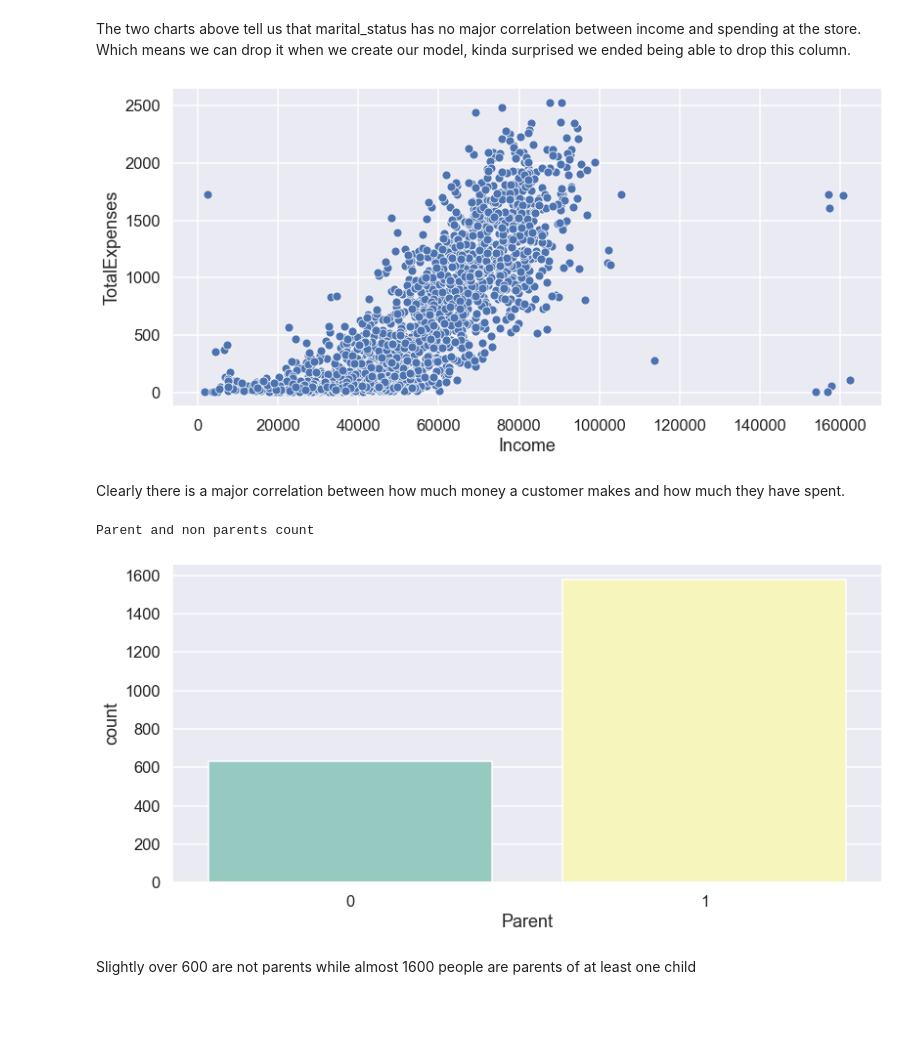
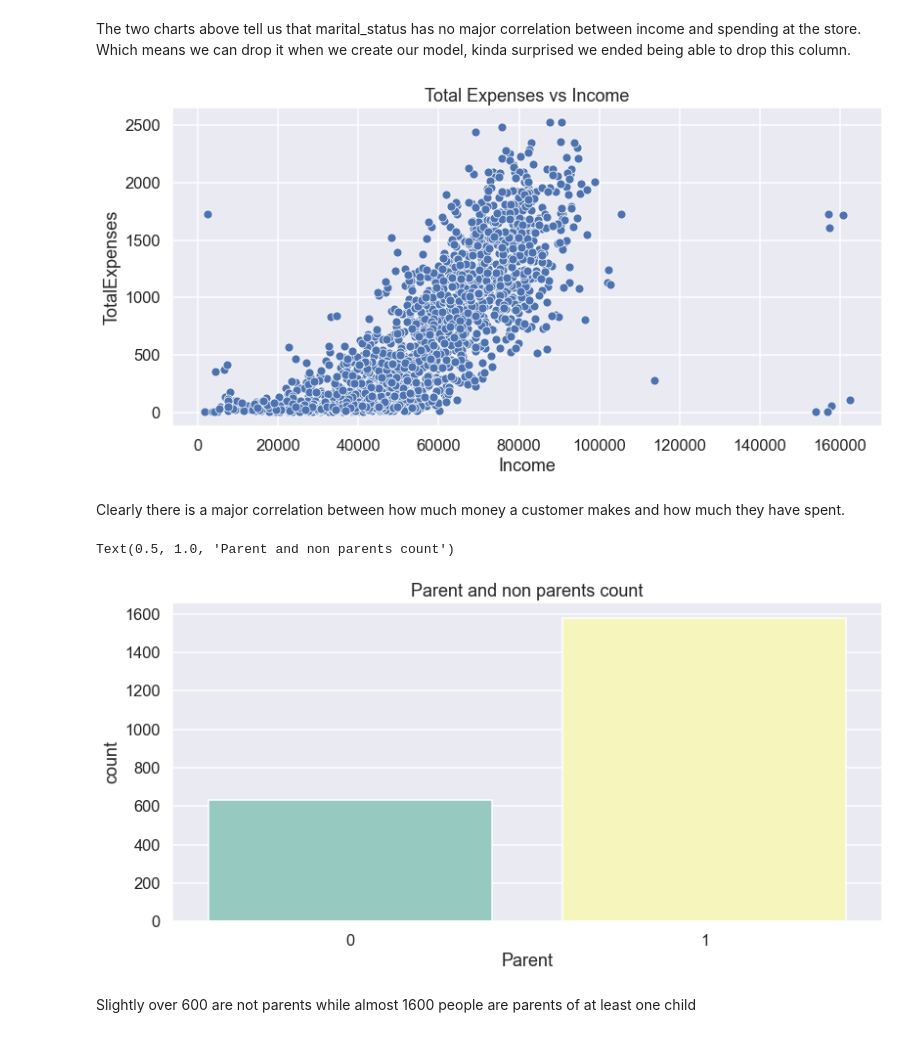
Before and after one commit to ITguy2018/ClusterAnalysis, a Jupyter notebook: Marketing_Campaign.ipynb, the cells around one changed output. Drawn from its saved outputs; the diff is of its cells as text; code cells hidden in the pictures; blank space fills up the shorter version.

```diff
--- a/Marketing_Campaign.ipynb
+++ b/Marketing_Campaign.ipynb
@@ -256,5 +223,0 @@ plt.show()
-# %%
-# Appears to be the one only 600K income so we will drop that one.
-money_outlier = df[df['Income'] > 600000]
-
-df = df.drop(money_outlier.index, axis=0)
@@ -568,11 +517,12 @@ The two charts above tell us that marital_status has no major correlation betwee
 # %%
 # Scatter plot with Income vs Total Expenses
 sns.set_context('talk')
 plt.figure(figsize=(13,6))
 sns.scatterplot(data=df, x='Income', y='TotalExpenses')
+plt.title("Total Expenses vs Income")
 plt.show()
 # %% [output]
-[figure, old version]
+[figure, new version]
 # %% [markdown]
 Clearly there is a major correlation between how much money a customer makes and how much they have spent.
 # %%
@@ -580,10 +530,10 @@ Clearly there is a major correlation between how much money a customer makes and
 sns.set_context('talk')
 plt.figure(figsize=(13,6))
 sns.countplot(x="Parent", data=df, palette='Set3')
-print("Parent and non parents count")
+plt.title("Parent and non parents count")
 # %% [output]
-Parent and non parents count
+Text(0.5, 1.0, 'Parent and non parents count')
-[figure, old version]
+[figure, new version]
 # %% [markdown]
 Slightly over 600 are not parents while almost 1600 people are parents of at least one child
 # %%
```
Also changed, not shown: parts of 33 cells of this notebook.
